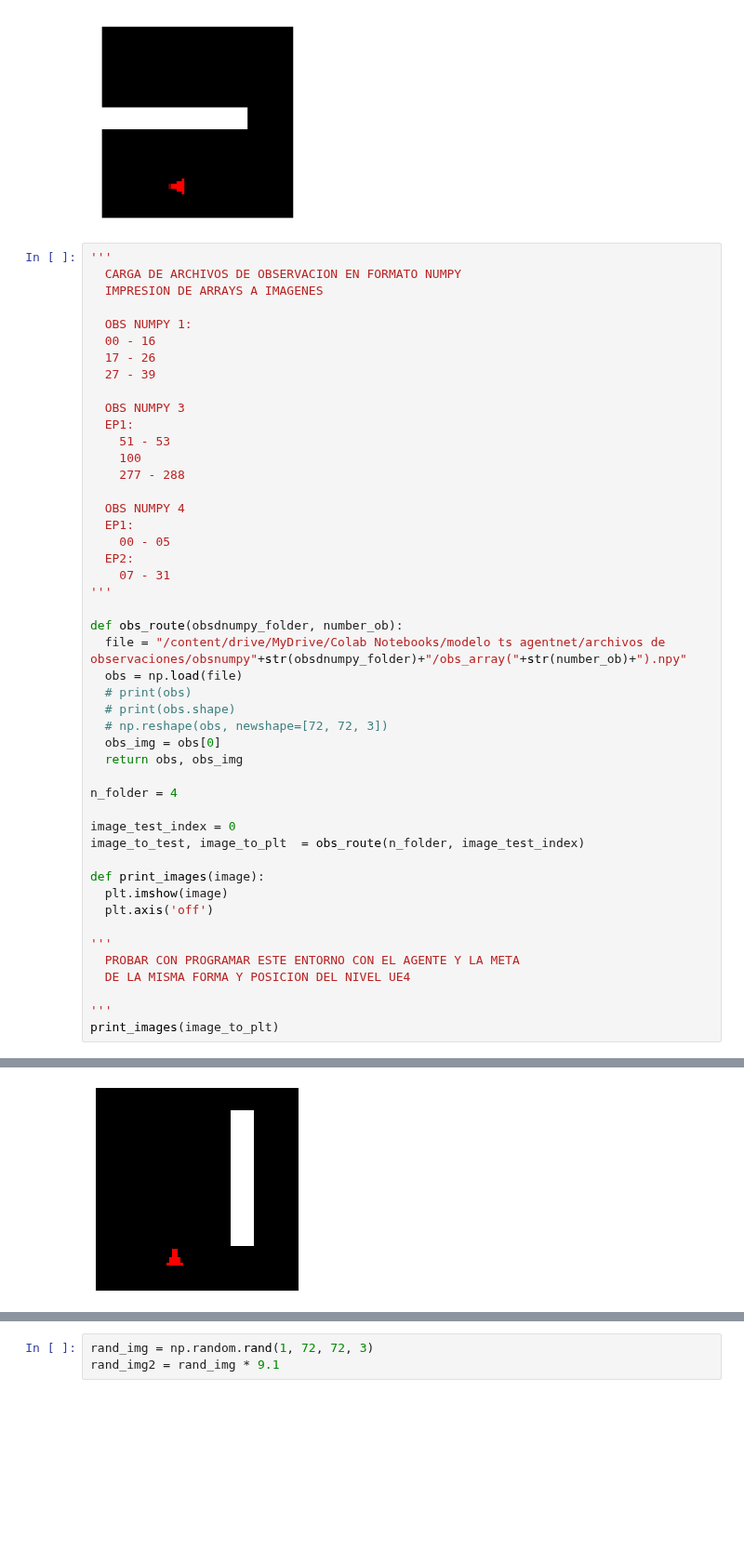
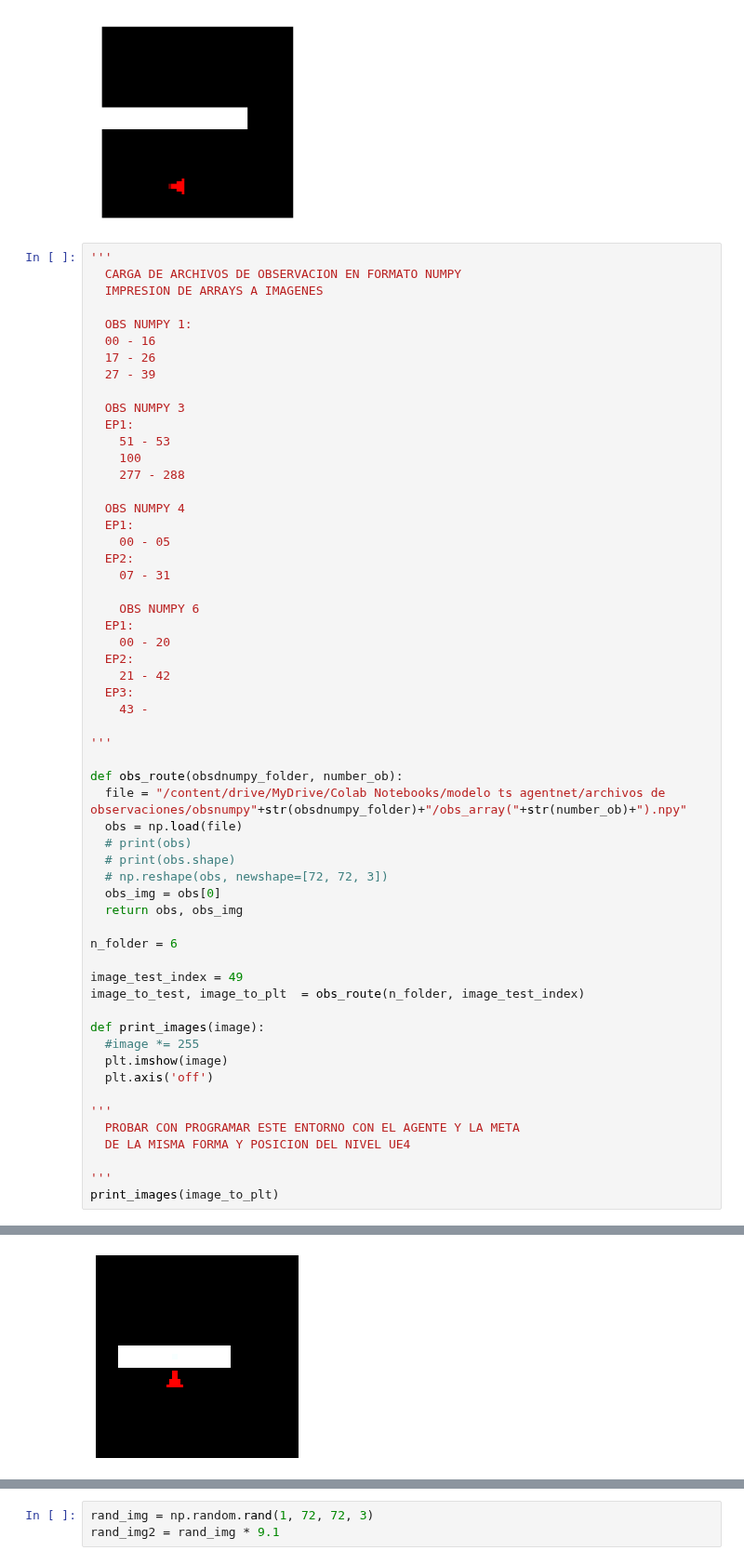
Before and after one commit to matpg/RL-Agent-for-Unreal-Engine, a Jupyter notebook: Prueba_de_modelo_en_TS.ipynb, the cells around one changed output, grey strips where cells are left out. Shown at 93% size. Drawn from its saved outputs; the diff is of its cells as text; blank space fills up the shorter version.

Commit message:
Actualización de Modelo e imagenes de prueba

```diff
--- a/Prueba_de_modelo_en_TS.ipynb
+++ b/Prueba_de_modelo_en_TS.ipynb
@@ -69,36 +69,46 @@ print_images(image_to_plt)
   EP1:
     00 - 05
   EP2:
     07 - 31
+
+    OBS NUMPY 6
+  EP1:
+    00 - 20
+  EP2:
+    21 - 42
+  EP3:
+    43 -
+
 '''
 
 def obs_route(obsdnumpy_folder, number_ob):
   file = "/content/drive/MyDrive/Colab Notebooks/modelo ts agentnet/archivos de observaciones/obsnumpy"+str(obsdnumpy_folder)+"/obs_array("+str(number_ob)+").npy"
   obs = np.load(file)
   # print(obs)
   # print(obs.shape)
   # np.reshape(obs, newshape=[72, 72, 3])
   obs_img = obs[0]
   return obs, obs_img
 
-n_folder = 4
+n_folder = 6
 
-image_test_index = 0
+image_test_index = 49
 image_to_test, image_to_plt  = obs_route(n_folder, image_test_index)
 
 def print_images(image):
+  #image *= 255
   plt.imshow(image)
   plt.axis('off')
 
 '''
   PROBAR CON PROGRAMAR ESTE ENTORNO CON EL AGENTE Y LA META
   DE LA MISMA FORMA Y POSICION DEL NIVEL UE4
 
 '''
 print_images(image_to_plt)
 # %% [output]
 Clipping input data to the valid range for imshow with RGB data ([0..1] for floats or [0..255] for integers).
-[figure, old version]
+[figure, new version]
 # %%
 '''
   MODELO TENSORFLOW EN 1.X
```
Also changed, not shown: parts of 1 cell of this notebook.
